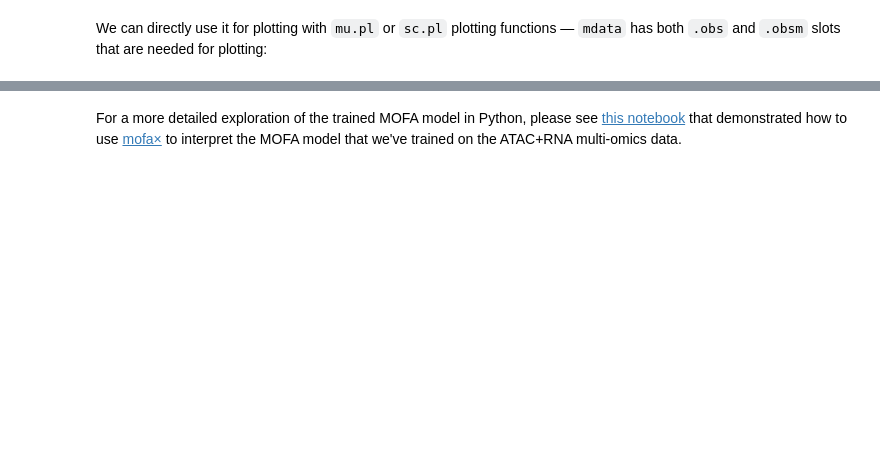
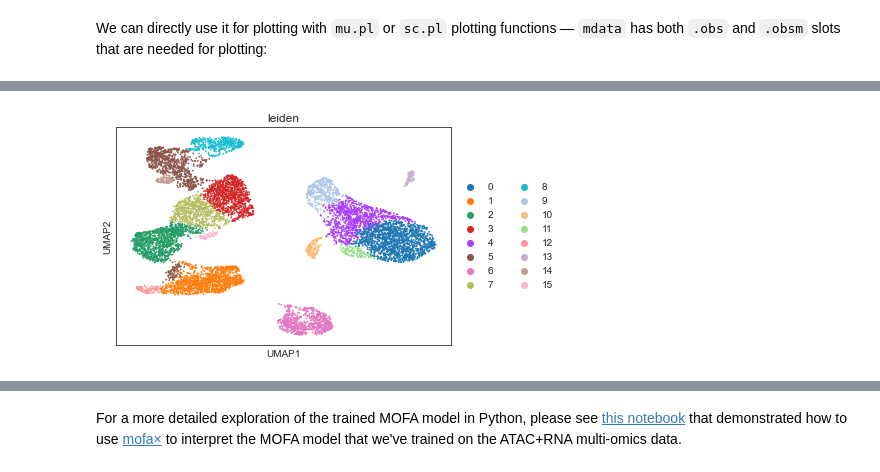
Before and after one commit to scverse/muon-tutorials, a Jupyter notebook: single-cell-rna-atac/pbmc10k/3-Multimodal-Omics-Data-Integration.ipynb, the cells around one changed output, grey strips where cells are left out. Drawn from its saved outputs; the diff is of its cells as text; code cells hidden in the pictures; blank space fills up the shorter version.

```diff
--- a/single-cell-rna-atac/pbmc10k/3-Multimodal-Omics-Data-Integration.ipynb
+++ b/single-cell-rna-atac/pbmc10k/3-Multimodal-Omics-Data-Integration.ipynb
@@ -106,0 +154,4 @@ mu.pl.mofa(mdata, color="atac:celltype", components=["1,2", "3,4"])
+# %%
+sc.pl.umap(mdata, color="leiden")
+# %% [output]
+[figure, added]
```
Also changed, not shown: parts of 22 cells of this notebook.
